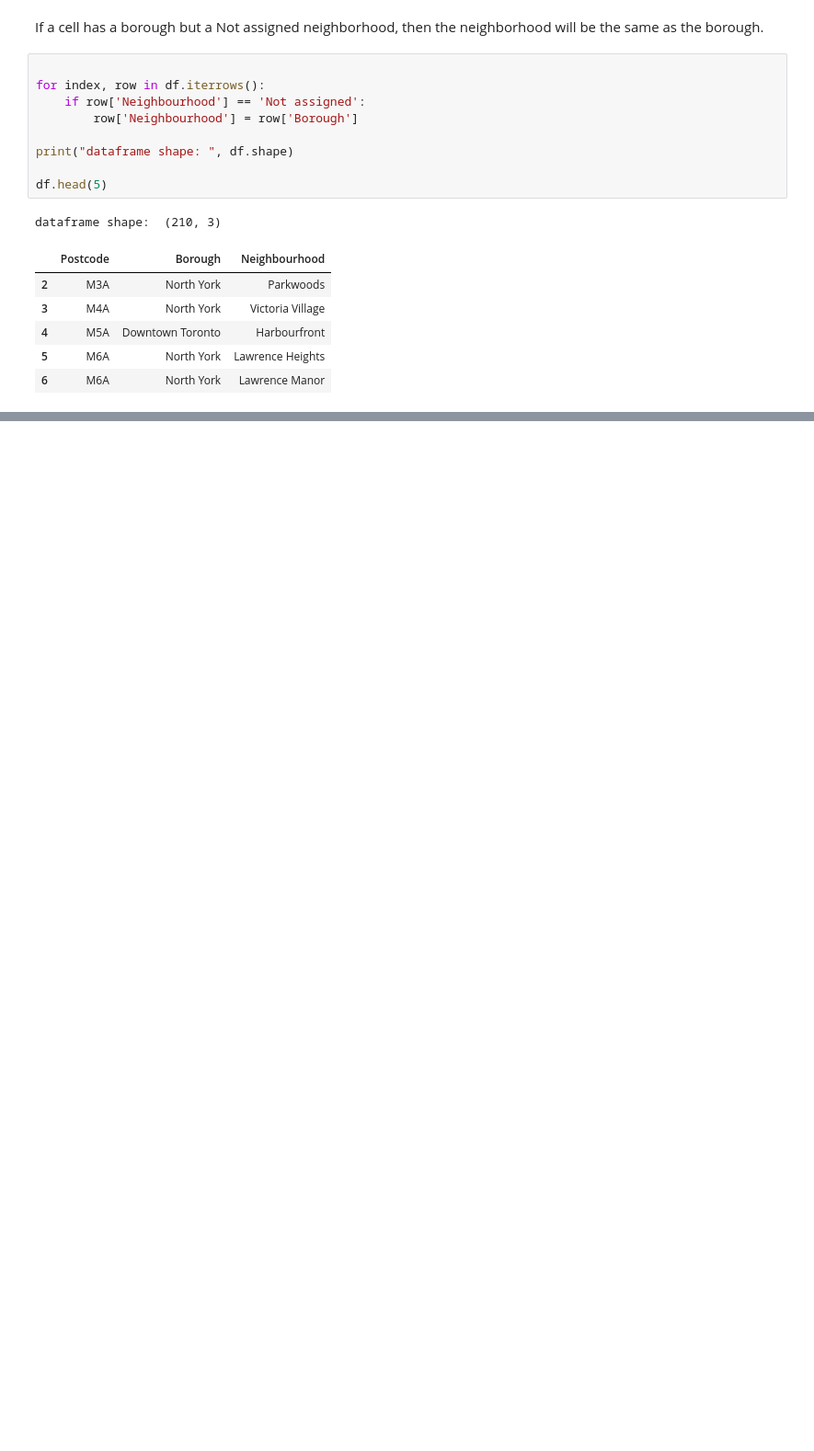
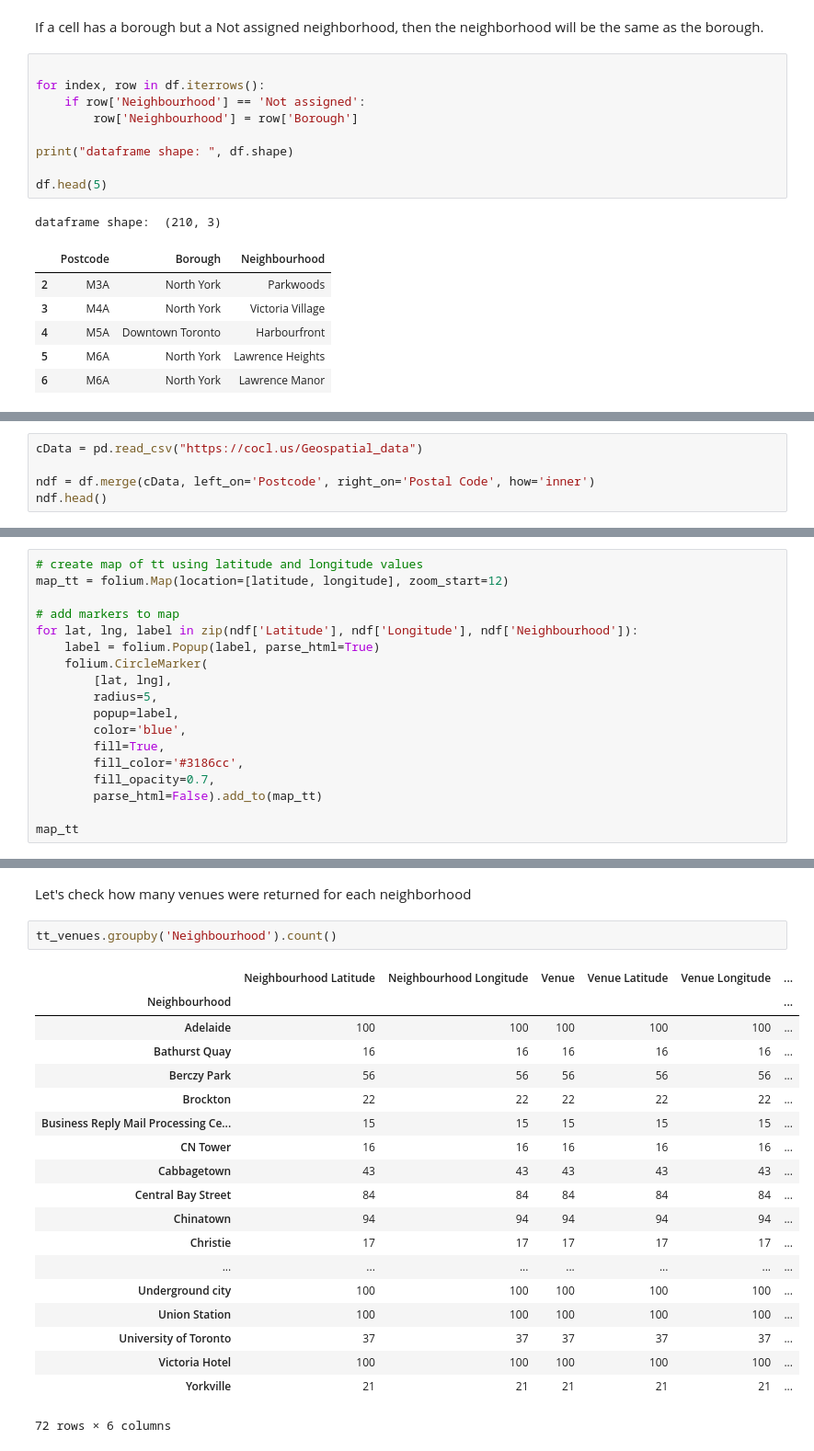
Before and after one commit to zl220/Coursera_Capstone, a Jupyter notebook: DS-Capstone-W3.ipynb, the cells around one changed output, grey strips where cells are left out. Shown: that part at 92% size. Saved outputs shown, nothing was run; the diff lists cells and outputs as text; blank space fills up the shorter version.

```diff
--- a/DS-Capstone-W3.ipynb
+++ b/DS-Capstone-W3.ipynb
@@ -34,0 +37,5 @@ dataframe shape:  (210, 3)
+# %%
+cData = pd.read_csv("https://cocl.us/Geospatial_data")
+
+ndf = df.merge(cData, left_on='Postcode', right_on='Postal Code', how='inner')
+ndf.head()
@@ -34,0 +110,18 @@ dataframe shape:  (210, 3)
+# %%
+# create map of tt using latitude and longitude values
+map_tt = folium.Map(location=[latitude, longitude], zoom_start=12)
+
+# add markers to map
+for lat, lng, label in zip(ndf['Latitude'], ndf['Longitude'], ndf['Neighbourhood']):
+    label = folium.Popup(label, parse_html=True)
+    folium.CircleMarker(
+        [lat, lng],
+        radius=5,
+        popup=label,
+        color='blue',
+        fill=True,
+        fill_color='#3186cc',
+        fill_opacity=0.7,
+        parse_html=False).add_to(map_tt)
+
+map_tt
@@ -34,0 +222,24 @@ dataframe shape:  (210, 3)
+# %% [markdown]
+Let's check how many venues were returned for each neighborhood
+# %%
+tt_venues.groupby('Neighbourhood').count()
+# %% [output]
+|  | Neighbourhood Latitude | Neighbourhood Longitude | Venue | Venue Latitude | Venue Longitude | ... |
+| Neighbourhood |  |  |  |  |  | ... |
+| Adelaide | 100 | 100 | 100 | 100 | 100 | ... |
+| Bathurst Quay | 16 | 16 | 16 | 16 | 16 | ... |
+| Berczy Park | 56 | 56 | 56 | 56 | 56 | ... |
+| Brockton | 22 | 22 | 22 | 22 | 22 | ... |
+| Business Reply Mail Processing Ce... | 15 | 15 | 15 | 15 | 15 | ... |
+| CN Tower | 16 | 16 | 16 | 16 | 16 | ... |
+| Cabbagetown | 43 | 43 | 43 | 43 | 43 | ... |
+| Central Bay Street | 84 | 84 | 84 | 84 | 84 | ... |
+| Chinatown | 94 | 94 | 94 | 94 | 94 | ... |
+| Christie | 17 | 17 | 17 | 17 | 17 | ... |
+| ... | ... | ... | ... | ... | ... | ... |
+| Underground city | 100 | 100 | 100 | 100 | 100 | ... |
+| Union Station | 100 | 100 | 100 | 100 | 100 | ... |
+| University of Toronto | 37 | 37 | 37 | 37 | 37 | ... |
+| Victoria Hotel | 100 | 100 | 100 | 100 | 100 | ... |
+| Yorkville | 21 | 21 | 21 | 21 | 21 | ... |
+72 rows × 6 columns
```
Also changed, not shown: parts of 34 cells of this notebook.
